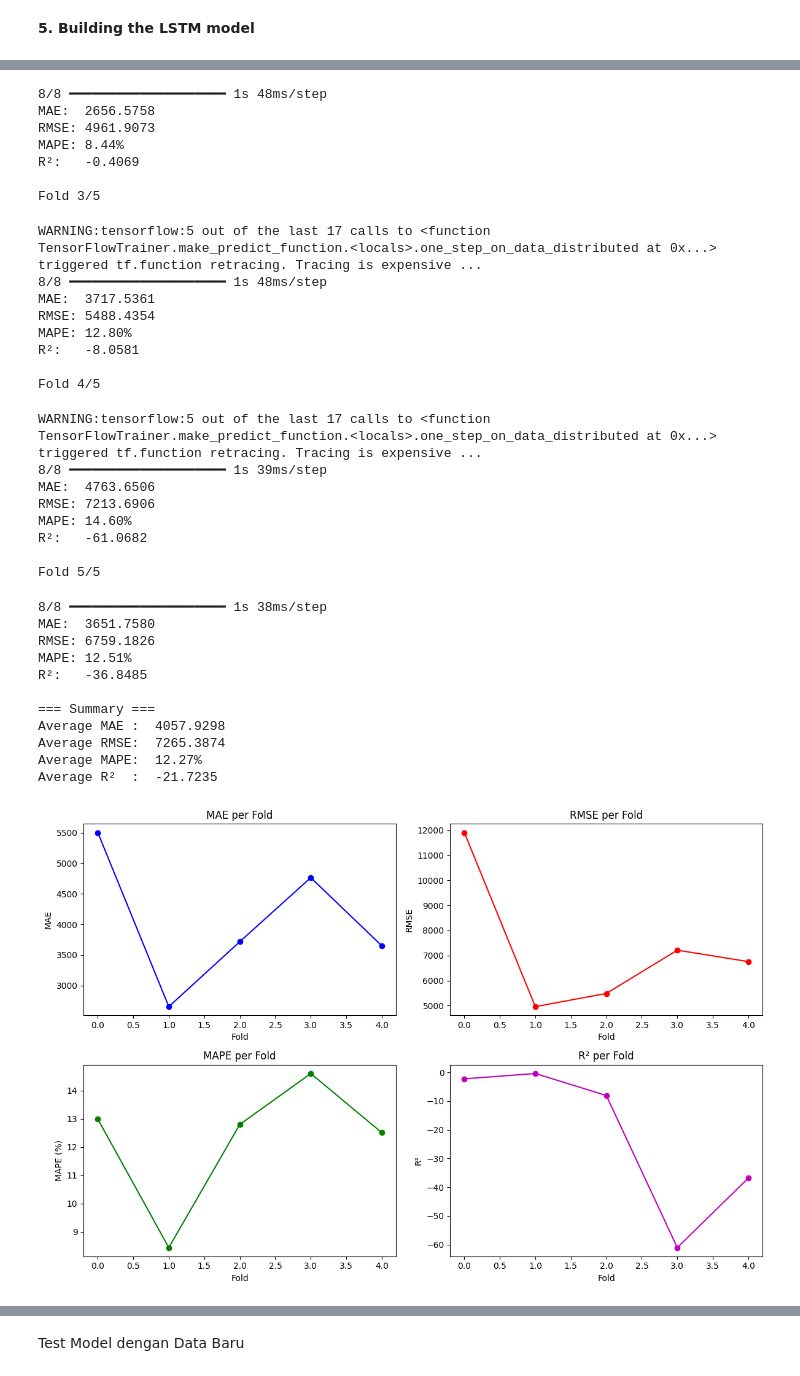
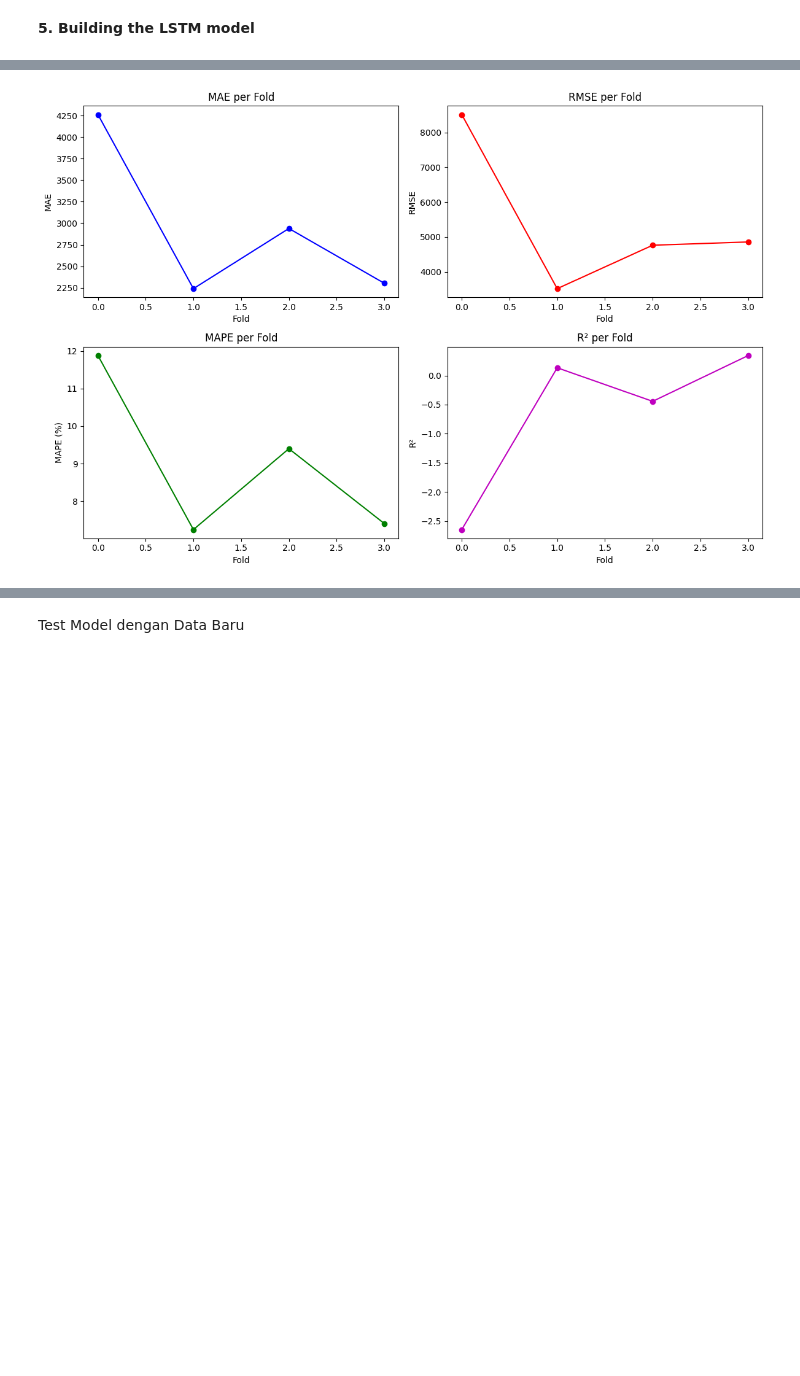
Before and after one commit to SinRyuRifal/prediksibapokting, a Jupyter notebook: LSTM_bapok_crossval.ipynb, the cells around one changed output, grey strips where cells are left out. Drawn from its saved outputs; the diff is of its cells as text; code cells hidden in the pictures; blank space fills up the shorter version.

```diff
--- a/LSTM_bapok_crossval.ipynb
+++ b/LSTM_bapok_crossval.ipynb
@@ -270,7 +270,7 @@ import numpy as np
 import pandas as pd
 from sklearn.model_selection import TimeSeriesSplit
 from sklearn.metrics import mean_absolute_error, mean_squared_error, r2_score
-from tensorflow.keras import layers, models
+from tensorflow.keras import layers, models, Input
 from tensorflow.keras.callbacks import EarlyStopping, ReduceLROnPlateau
 import tensorflow as tf
 from sklearn.preprocessing import MinMaxScaler
@@ -287,11 +287,11 @@ def create_sequence(data, window_size):
         y.append(data[i])
     return np.array(X), np.array(y)
 
-window_size = 30
+window_size = 7
 X, y = create_sequence(bapok_scaled_df.values, window_size)
 
 # === STEP 3: Time Series Cross-Validation ===
-n_splits = 5
+n_splits = 4
 tscv = TimeSeriesSplit(n_splits=n_splits)
 
 # Menyimpan metrik evaluasi untuk setiap fold
@@ -308,8 +308,7 @@ for fold, (train_idx, test_idx) in enumerate(tscv.split(X)):
     y_train, y_test = y[train_idx], y[test_idx]
 
     model = models.Sequential([
-        layers.LSTM(50, return_sequences=True, input_shape=(X_train.shape[1], X_train.shape[2])),
-        layers.Dropout(0.3),
+        Input(shape=(X_train.shape[1], X_train.shape[2])),
         layers.LSTM(50, return_sequences=True),
         layers.Dropout(0.3),
         layers.LSTM(50),
@@ -321,14 +320,14 @@ for fold, (train_idx, test_idx) in enumerate(tscv.split(X)):
 
     # Callbacks untuk early stopping dan reduce learning rate
     callbacks = [
-        EarlyStopping(patience=25, restore_best_weights=True),
+        EarlyStopping(patience=3, restore_best_weights=True),
         ReduceLROnPlateau(patience=3, factor=0.5)
     ]
 
     # Training model
     history = model.fit(
         X_train, y_train,
-        epochs=100,
+        epochs=15,
         batch_size=32,
         validation_split=0.1,
         callbacks=callbacks,
@@ -411,38 +419,4 @@ Fold 2/5
-8/8 ━━━━━━━━━━━━━━━━━━━━ 1s 48ms/step
-MAE:  2656.5758
-RMSE: 4961.9073
-MAPE: 8.44%
-R²:   -0.4069
-
-Fold 3/5
-WARNING:tensorflow:5 out of the last 17 calls to <function TensorFlowTrainer.make_predict_function.<locals>.one_step_on_data_distributed at 0x...> triggered tf.function retracing. Tracing is expensive ...
-8/8 ━━━━━━━━━━━━━━━━━━━━ 1s 48ms/step
-MAE:  3717.5361
-RMSE: 5488.4354
-MAPE: 12.80%
-R²:   -8.0581
-
-Fold 4/5
-WARNING:tensorflow:5 out of the last 17 calls to <function TensorFlowTrainer.make_predict_function.<locals>.one_step_on_data_distributed at 0x...> triggered tf.function retracing. Tracing is expensive ...
-8/8 ━━━━━━━━━━━━━━━━━━━━ 1s 39ms/step
-MAE:  4763.6506
-RMSE: 7213.6906
-MAPE: 14.60%
-R²:   -61.0682
-
-Fold 5/5
-8/8 ━━━━━━━━━━━━━━━━━━━━ 1s 38ms/step
-MAE:  3651.7580
-RMSE: 6759.1826
-MAPE: 12.51%
-R²:   -36.8485
-
-=== Summary ===
-Average MAE :  4057.9298
-Average RMSE:  7265.3874
-Average MAPE:  12.27%
-Average R²  :  -21.7235
-[figure, old version]
+[figure, new version]
 # %%
 model.summary()
 # %% [output]
```
Also changed, not shown: parts of 9 cells of this notebook.
